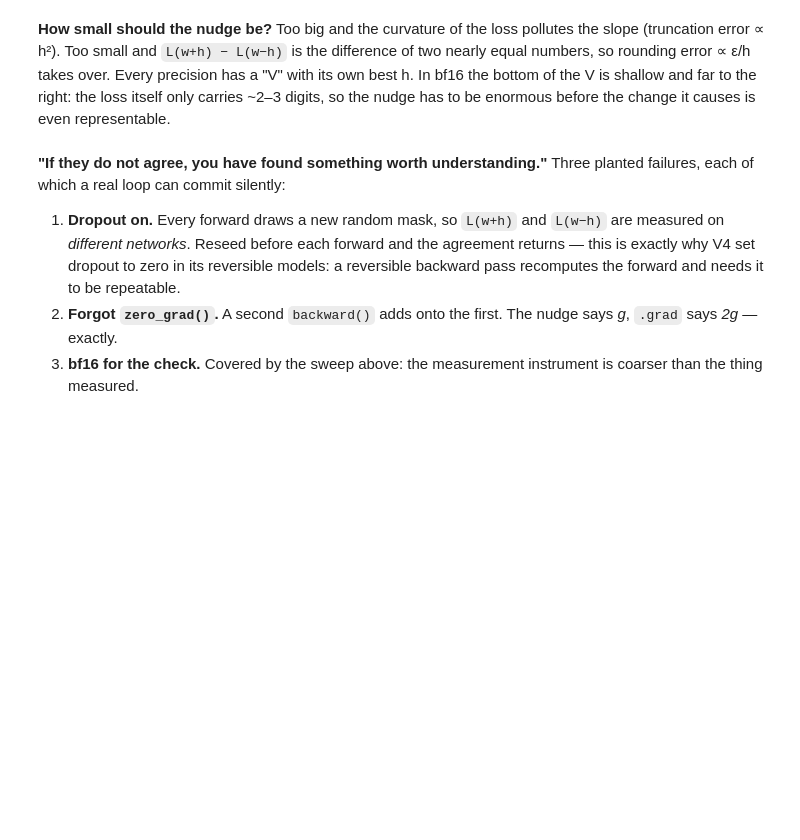
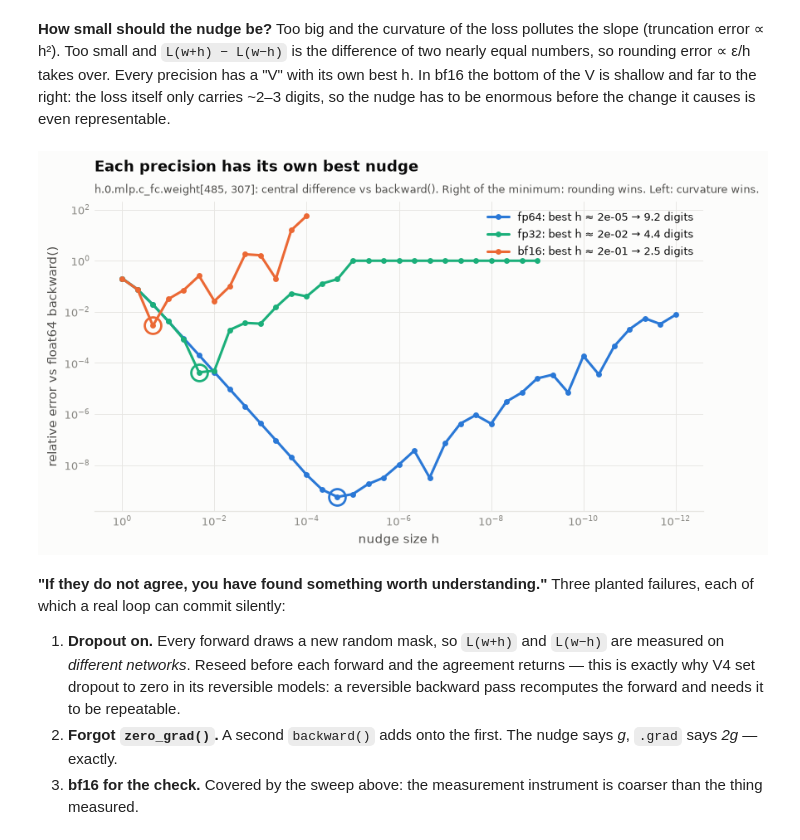
Before and after one commit to sourav-dhar/era-v5-s10-training-loop, a Jupyter notebook: training_loop.ipynb, the cells around one changed output. Drawn from its saved outputs; the diff is of its cells as text; code cells hidden in the pictures; blank space fills up the shorter version.

```diff
--- a/training_loop.ipynb
+++ b/training_loop.ipynb
@@ -377,33 +466,36 @@ RESULTS['gradcheck'] = dict(min_digits=float(gc.agree_digits.min()), median_digi
 # %%
 name = 'h.0.mlp.c_fc.weight'
 p64 = params64[name]; idx = tuple(int(i) for i in np.unravel_index(int(p64.grad.abs().argmax()), p64.shape))
 truth = p64.grad[idx].item()
 hs_ = np.logspace(-12, 0, 37)
 sweep = {}
 for label, dt in [('fp64', torch.float64), ('fp32', torch.float32), ('bf16', torch.bfloat16)]:
     m = copy.deepcopy(m64).to(dt); pp = dict(m.named_parameters())[name]
     errs = []
     for h in hs_:
         hq = float(torch.tensor(h, dtype=dt))                  # the nudge must itself be representable
         if hq == 0: errs.append(np.nan); continue
         orig = pp.data[idx].item()
         pp.data[idx] = orig + hq; lp = loss_of(m, gx, gy); hp = pp.data[idx].item() - orig
         pp.data[idx] = orig - hq; lm = loss_of(m, gx, gy); hm = orig - pp.data[idx].item()
         pp.data[idx] = orig
         g = (lp - lm) / (hp + hm) if (hp + hm) != 0 else np.nan   # divide by the nudge actually stored
         errs.append(abs(g - truth) / abs(truth))
     sweep[label] = np.array(errs)
 
 fig, ax = plt.subplots(figsize=(8.6, 4.4))
 for (label, errs), c in zip(sweep.items(), [PAL['blue'], PAL['aqua'], PAL['orange']]):
-    ax.loglog(hs_, np.clip(errs, 1e-14, 1e3), color=c, label=label, marker='o', ms=3.5)
-    j = np.nanargmin(errs); ax.annotate(f'{label}: best h ≈ {hs_[j]:.0e}\n{-np.log10(errs[j]):.1f} digits', (hs_[j], errs[j]),
-                                       xytext=(8, -26 if label != 'bf16' else 12), textcoords='offset points', fontsize=8, color=INK2)
+    j = np.nanargmin(errs)
+    ax.loglog(hs_, np.clip(errs, 1e-14, 1e3), color=c, marker='o', ms=3.5,
+              label=f'{label}: best h ≈ {hs_[j]:.0e} → {-np.log10(errs[j]):.1f} digits')
+    ax.plot([hs_[j]], [errs[j]], 'o', ms=13, mfc='none', mec=c, mew=1.8)          # ring the minimum
 ax.set_xlabel('nudge size h'); ax.set_ylabel('relative error vs float64 backward()')
 ax.legend(loc='upper right'); ax.invert_xaxis()
 title(ax, 'Each precision has its own best nudge', f'{name}{list(idx)}: central difference vs backward(). Right of the minimum: rounding wins. Left: curvature wins.')
 save(fig, '02_eps_sweep')
 RESULTS['eps_sweep'] = {k: dict(best_h=float(hs_[np.nanargmin(v)]), best_digits=float(-np.log10(np.nanmin(v)))) for k, v in sweep.items()}
+# %% [output]
+[figure, added]
 # %% [markdown]
 **"If they do not agree, you have found something worth understanding."** Three planted failures, each of which a real loop can commit silently:
 
```
Also changed, not shown: parts of 37 cells of this notebook, 41 other files.
